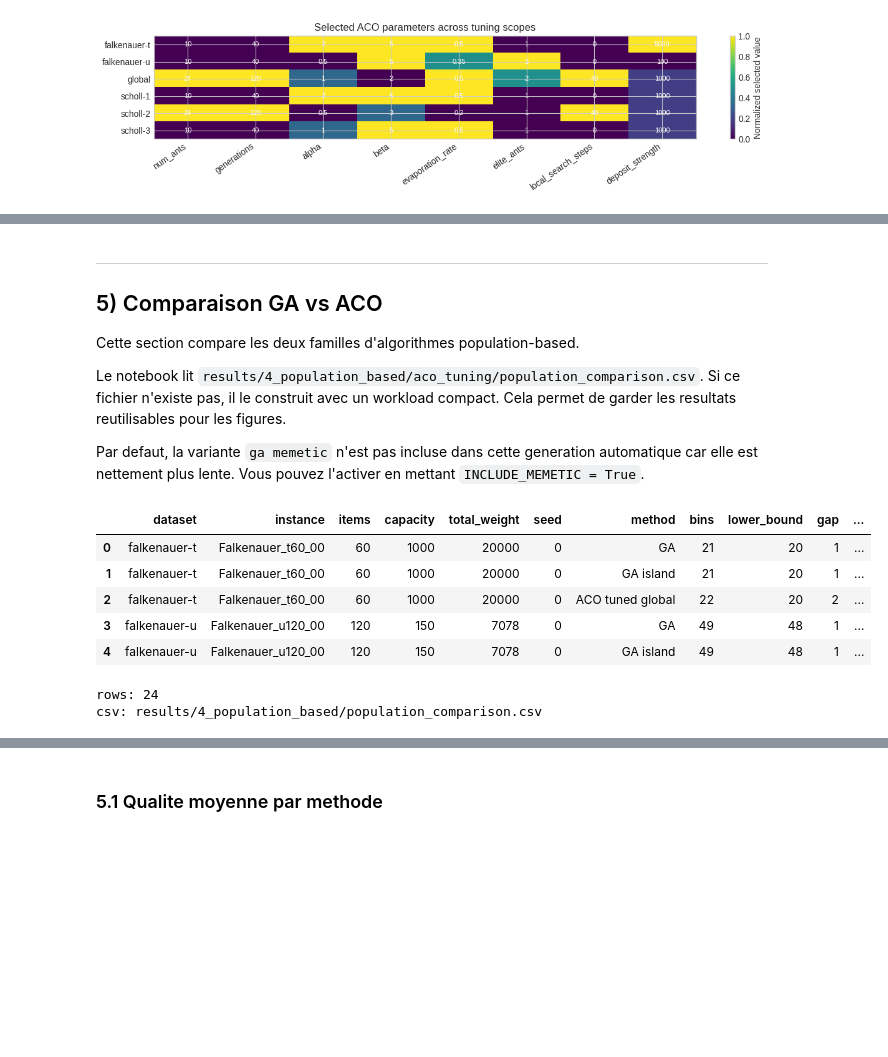
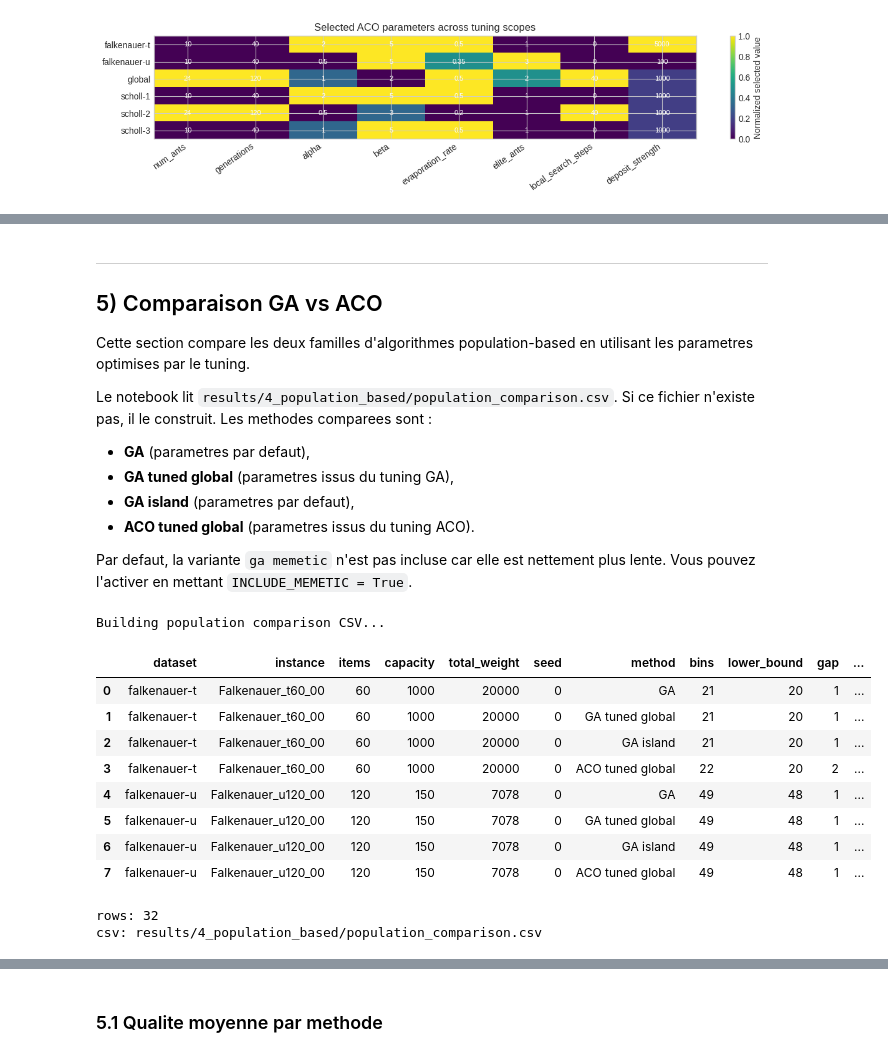
Before and after one commit to amine-kherroubi/optimization, a Jupyter notebook: 4_population_based/notebook.ipynb, the cells around one changed output, grey strips where cells are left out. Drawn from its saved outputs; the diff is of its cells as text; code cells hidden in the pictures; blank space fills up the shorter version.

```diff
--- a/4_population_based/notebook.ipynb
+++ b/4_population_based/notebook.ipynb
@@ -474,0 +758,25 @@ saved results/4_population_based/aco_tuning/figures/aco_selected_parameter_heatm
+# %%
+ga_param_table = ga_final_rows.set_index("scope")[GA_TUNED_PARAM_COLS].sort_index()
+display(ga_param_table)
+
+ga_mins = ga_param_table.min(axis=0)
+ga_maxs = ga_param_table.max(axis=0)
+ga_denom = (ga_maxs - ga_mins).replace(0, 1)
+ga_normalized = (ga_param_table - ga_mins) / ga_denom
+
+fig, ax = plt.subplots(figsize=(12, max(3, 0.5 * len(ga_normalized))))
+im = ax.imshow(ga_normalized, aspect="auto", cmap="viridis")
+ax.set_xticks(np.arange(len(GA_TUNED_PARAM_COLS)))
+ax.set_xticklabels(GA_TUNED_PARAM_COLS, rotation=35, ha="right")
+ax.set_yticks(np.arange(len(ga_normalized.index)))
+ax.set_yticklabels(ga_normalized.index)
+ax.set_title("Selected GA parameters across tuning scopes")
+
+for i in range(ga_param_table.shape[0]):
+    for j in range(ga_param_table.shape[1]):
+        value = ga_param_table.iloc[i, j]
+        ax.text(j, i, f"{value:g}", ha="center", va="center", color="white", fontsize=8)
+
+fig.colorbar(im, ax=ax, label="Normalized selected value")
+savefig(fig, "ga_selected_parameter_heatmap.png")
+plt.show()
@@ -477,12 +796,16 @@ saved results/4_population_based/aco_tuning/figures/aco_selected_parameter_heatm
 
 ## 5) Comparaison GA vs ACO
 
-Cette section compare les deux familles d'algorithmes population-based.
+Cette section compare les deux familles d'algorithmes population-based en
+utilisant les parametres optimises par le tuning.
 
-Le notebook lit `results/4_population_based/aco_tuning/population_comparison.csv`. Si ce
-fichier n'existe pas, il le construit avec un workload compact. Cela permet de
-garder les resultats reutilisables pour les figures.
+Le notebook lit `results/4_population_based/population_comparison.csv`. Si ce
+fichier n'existe pas, il le construit. Les methodes comparees sont :
 
-Par defaut, la variante `ga memetic` n'est pas incluse dans cette generation
-automatique car elle est nettement plus lente. Vous pouvez l'activer en mettant
-`INCLUDE_MEMETIC = True`.
+- **GA** (parametres par defaut),
+- **GA tuned global** (parametres issus du tuning GA),
+- **GA island** (parametres par defaut),
+- **ACO tuned global** (parametres issus du tuning ACO).
+
+Par defaut, la variante `ga memetic` n'est pas incluse car elle est nettement
+plus lente. Vous pouvez l'activer en mettant `INCLUDE_MEMETIC = True`.
@@ -501,7 +826,7 @@ COMPARISON_MAX_ITEMS = 250
 COMPARISON_MAX_PER_SIZE = 1
 COMPARISON_SEEDS = [0]
 INCLUDE_MEMETIC = False
-FORCE_REBUILD_COMPARISON = False
+FORCE_REBUILD_COMPARISON = True
 
 
 def parse_instance_file(path, dataset):
@@ -563,42 +888,47 @@ def run_method(instance, method_label, method_name, params, seed):
 def build_population_comparison_csv():
     methods = [
         ("GA", "ga", {}),
+        ("GA tuned global", "ga", global_ga_params),
         ("GA island", "ga island", {}),
         ("ACO tuned global", "aco", global_aco_params),
     ]
     if INCLUDE_MEMETIC:
-        methods.insert(1, ("GA memetic", "ga memetic", {}))
+        methods.insert(2, ("GA memetic", "ga memetic", {}))
 
     rows = []
     instances = load_comparison_instances()
     for instance in instances:
         for seed in COMPARISON_SEEDS:
             for method_label, method_name, params in methods:
                 rows.append(run_method(instance, method_label, method_name, params, seed))
 
     df = pd.DataFrame(rows)
     df.to_csv(COMPARISON_CSV, index=False)
     return df
 
 
 if FORCE_REBUILD_COMPARISON or not COMPARISON_CSV.exists():
     print("Building population comparison CSV...")
     comparison_df = build_population_comparison_csv()
 else:
     comparison_df = pd.read_csv(COMPARISON_CSV)
 
-display(comparison_df.head())
+display(comparison_df.head(8))
 print(f"rows: {len(comparison_df)}")
 print(f"csv: {COMPARISON_CSV.relative_to(PROJECT_ROOT)}")
 # %% [output]
+Building population comparison CSV...
 |  | dataset | instance | items | capacity | total_weight | seed | method | bins | lower_bound | gap | ... |
 | 0 | falkenauer-t | Falkenauer_t60_00 | 60 | 1000 | 20000 | 0 | GA | 21 | 20 | 1 | ... |
-| 1 | falkenauer-t | Falkenauer_t60_00 | 60 | 1000 | 20000 | 0 | GA island | 21 | 20 | 1 | ... |
-| 2 | falkenauer-t | Falkenauer_t60_00 | 60 | 1000 | 20000 | 0 | ACO tuned global | 22 | 20 | 2 | ... |
-| 3 | falkenauer-u | Falkenauer_u120_00 | 120 | 150 | 7078 | 0 | GA | 49 | 48 | 1 | ... |
-| 4 | falkenauer-u | Falkenauer_u120_00 | 120 | 150 | 7078 | 0 | GA island | 49 | 48 | 1 | ... |
+| 1 | falkenauer-t | Falkenauer_t60_00 | 60 | 1000 | 20000 | 0 | GA tuned global | 21 | 20 | 1 | ... |
+| 2 | falkenauer-t | Falkenauer_t60_00 | 60 | 1000 | 20000 | 0 | GA island | 21 | 20 | 1 | ... |
+| 3 | falkenauer-t | Falkenauer_t60_00 | 60 | 1000 | 20000 | 0 | ACO tuned global | 22 | 20 | 2 | ... |
+| 4 | falkenauer-u | Falkenauer_u120_00 | 120 | 150 | 7078 | 0 | GA | 49 | 48 | 1 | ... |
+| 5 | falkenauer-u | Falkenauer_u120_00 | 120 | 150 | 7078 | 0 | GA tuned global | 49 | 48 | 1 | ... |
+| 6 | falkenauer-u | Falkenauer_u120_00 | 120 | 150 | 7078 | 0 | GA island | 49 | 48 | 1 | ... |
+| 7 | falkenauer-u | Falkenauer_u120_00 | 120 | 150 | 7078 | 0 | ACO tuned global | 49 | 48 | 1 | ... |
-rows: 24
-csv: results/4_population_based/population_comparison.csv
+rows: 32
+csv: results/4_population_based/population_comparison.csv
 # %%
 method_summary = (
     comparison_df.groupby("method", as_index=False)
```
Also changed, not shown: parts of 25 cells of this notebook, 3 other files.
